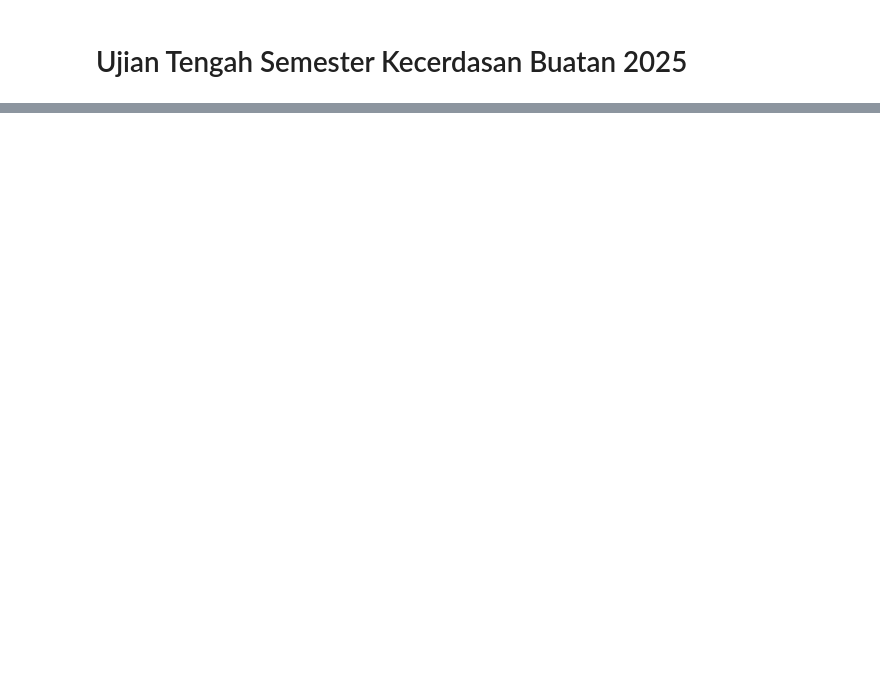
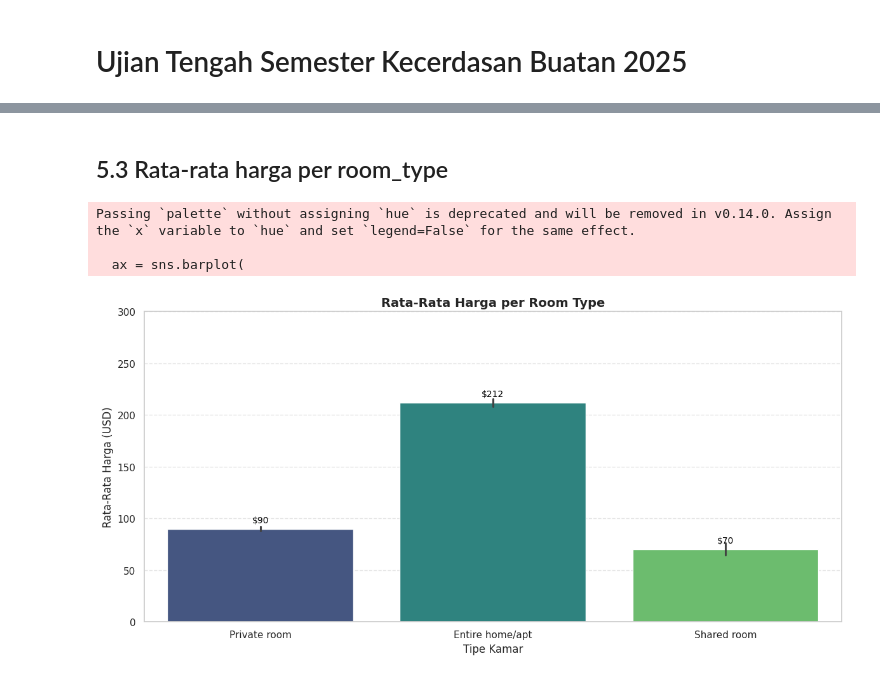
Before and after one commit to IlhamThrq/AI_TI-1B_2025, a Jupyter notebook: MuhammadIlhamRijalThaariq_UTS.ipynb, the cells around one changed output, grey strips where cells are left out. Saved outputs shown, nothing was run; the diff lists cells and outputs as text; code cells hidden in the pictures; blank space fills up the shorter version.

```diff
--- a/MuhammadIlhamRijalThaariq_UTS.ipynb
+++ b/MuhammadIlhamRijalThaariq_UTS.ipynb
@@ -126,0 +267,28 @@ KESIMPULAN:
+# %% [markdown]
+## 5.3 Rata-rata harga per room_type
+# %%
+ax = sns.barplot(
+    data=df_airbnb,
+    x='room_type',
+    y='price',
+    estimator=np.mean,
+    palette='viridis'
+)
+for p in ax.patches:
+    height = p.get_height()
+    ax.annotate(f"${height:.0f}",
+                (p.get_x() + p.get_width() / 2., height),
+                ha='center', va='bottom', fontsize=10, color='black', xytext=(0, 5),
+                textcoords='offset points')
+plt.title("Rata-Rata Harga per Room Type", fontsize=14, fontweight='bold')
+plt.ylabel("Rata-Rata Harga (USD)")
+plt.xlabel("Tipe Kamar")
+plt.ylim(0, 300)
+plt.grid(axis='y', linestyle='--', alpha=0.5)
+plt.tight_layout()
+plt.show()
+# %% [output]
+Passing `palette` without assigning `hue` is deprecated and will be removed in v0.14.0. Assign the `x` variable to `hue` and set `legend=False` for the same effect.
+
+  ax = sns.barplot(
+[figure, added]
```
Also changed, not shown: parts of 51 cells of this notebook.
